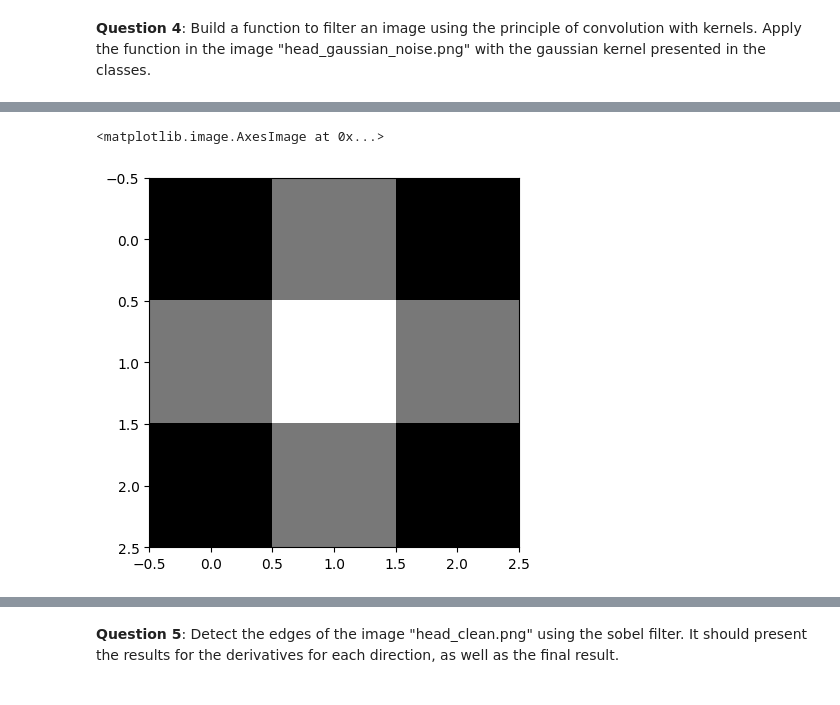
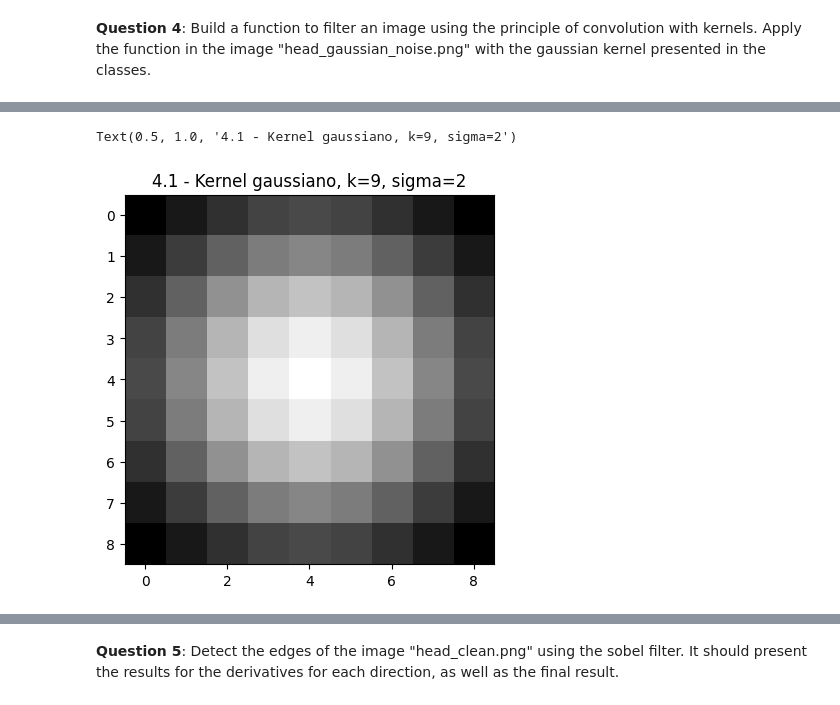
Before and after one commit to a20871/PIB, a Jupyter notebook: Worksheet 3.ipynb, the cells around one changed output, grey strips where cells are left out. Cells and saved outputs as stored; diff of their text form; code cells hidden in the pictures.

```diff
--- a/Worksheet 3.ipynb
+++ b/Worksheet 3.ipynb
@@ -184,5 +184,5 @@ def kernel_build(k,sigma):
 # %%
 k3=kernel_build(3,2)
 k5=kernel_build(5,2)
-k9=kernel_build(9,2)
+k9=kernel_build(9,3)
 # %%
@@ -192,8 +192,9 @@ np.sum(k3)
-# %%
-imshow(k3)
-# %% [output]
-<matplotlib.image.AxesImage at 0x...>
-[figure, removed]
+# %%
+imshow(k9)
+title('4.1 - Kernel gaussiano, k=9, sigma=2')
+# %% [output]
+Text(0.5, 1.0, '4.1 - Kernel gaussiano, k=9, sigma=2')
+[figure, added]
 # %%
 def noise_redux_gaussian(img,kr,sigma):
     #padding size
```
Also changed, not shown: parts of 12 cells of this notebook.
